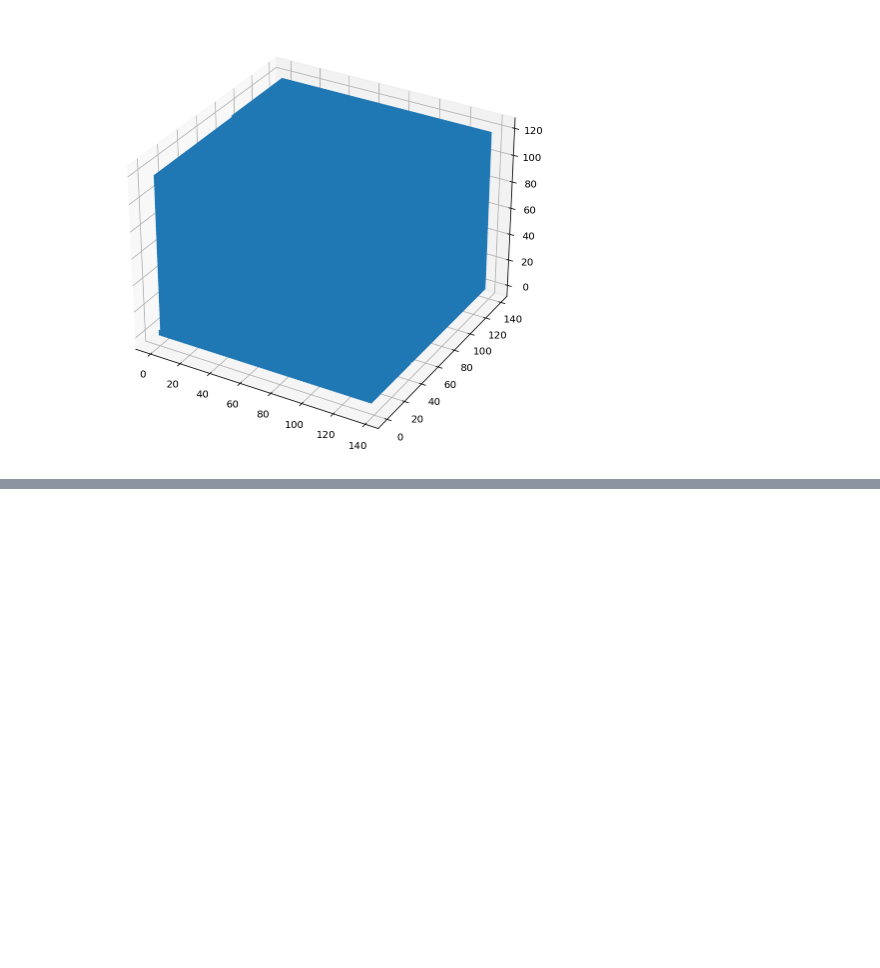
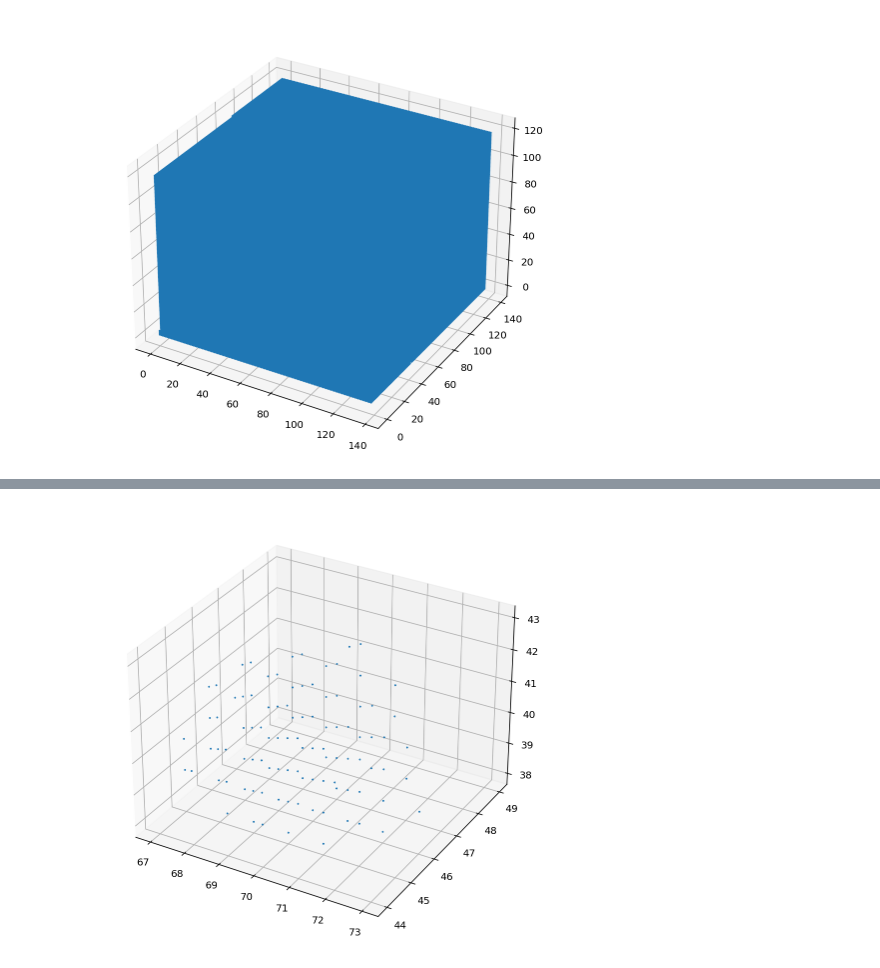
Before and after one commit to MarkusMartinMueller/ML_in_MIP, a Jupyter notebook: develop/markus/testmodel.ipynb, the cells around one changed output, grey strips where cells are left out. Saved outputs shown, nothing was run; the diff lists cells and outputs as text; code cells hidden in the pictures; blank space fills up the shorter version.

```diff
--- a/develop/markus/testmodel.ipynb
+++ b/develop/markus/testmodel.ipynb
@@ -618,0 +669,4 @@ evaluation.draw_mask_3d(uni_labels[3])
+# %%
+evaluation.draw_mask_3d(labels_test[5],markersize=0.8)
+# %% [output]
+[figure, added]
```
Also changed, not shown: parts of 17 cells of this notebook, 2 other files.
